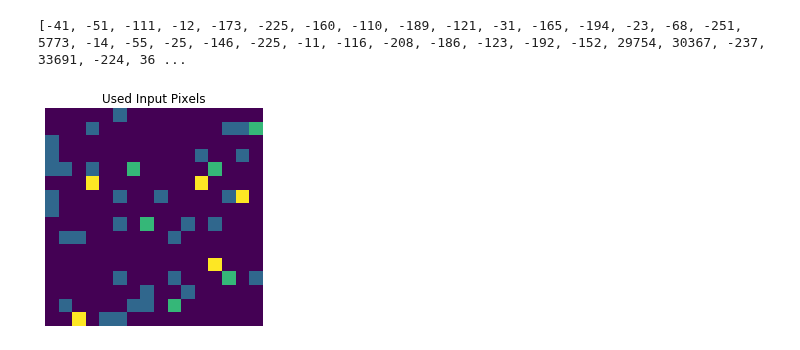
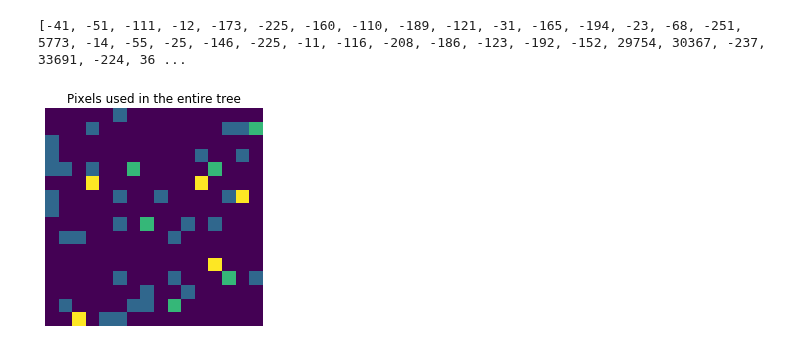
Before and after one commit to Avuerro/NaturalComputing, a Jupyter notebook: Project/NEAT-Fashion-MNIST.ipynb, the cells around one changed output. Cells and saved outputs as stored; diff of their text form; code cells hidden in the pictures.

Commit message:
Results and Plots

```diff
--- a/Project/NEAT-Fashion-MNIST.ipynb
+++ b/Project/NEAT-Fashion-MNIST.ipynb
@@ -367,11 +368,12 @@ print(used_input_pixels)
 # %%
 input_tallies = np.zeros(X_train.shape[1])
 for arg in used_input_pixels:
     if arg < 0:
         input_tallies[arg] += 1
 plt.imshow( input_tallies.reshape(16,16) )
-plt.title('Used Input Pixels')
+plt.title('Pixels used in the entire tree')
 plt.axis('off')
+plt.savefig('inputs_neat_Fashion_MNIST.png')
 plt.show()
 # %% [output]
-[figure, old version]
+[figure, new version]
```
Also changed, not shown: parts of 1 cell of this notebook, 19 other files.
